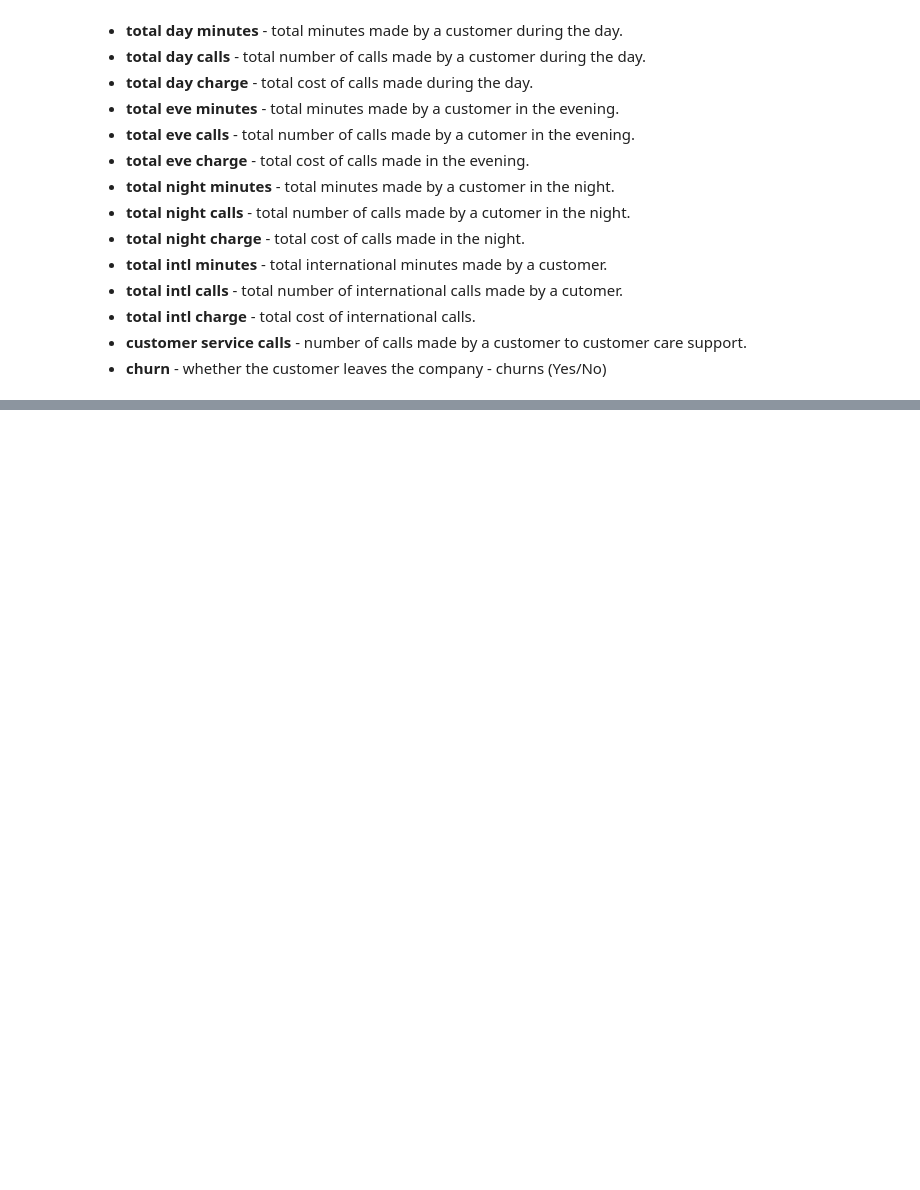
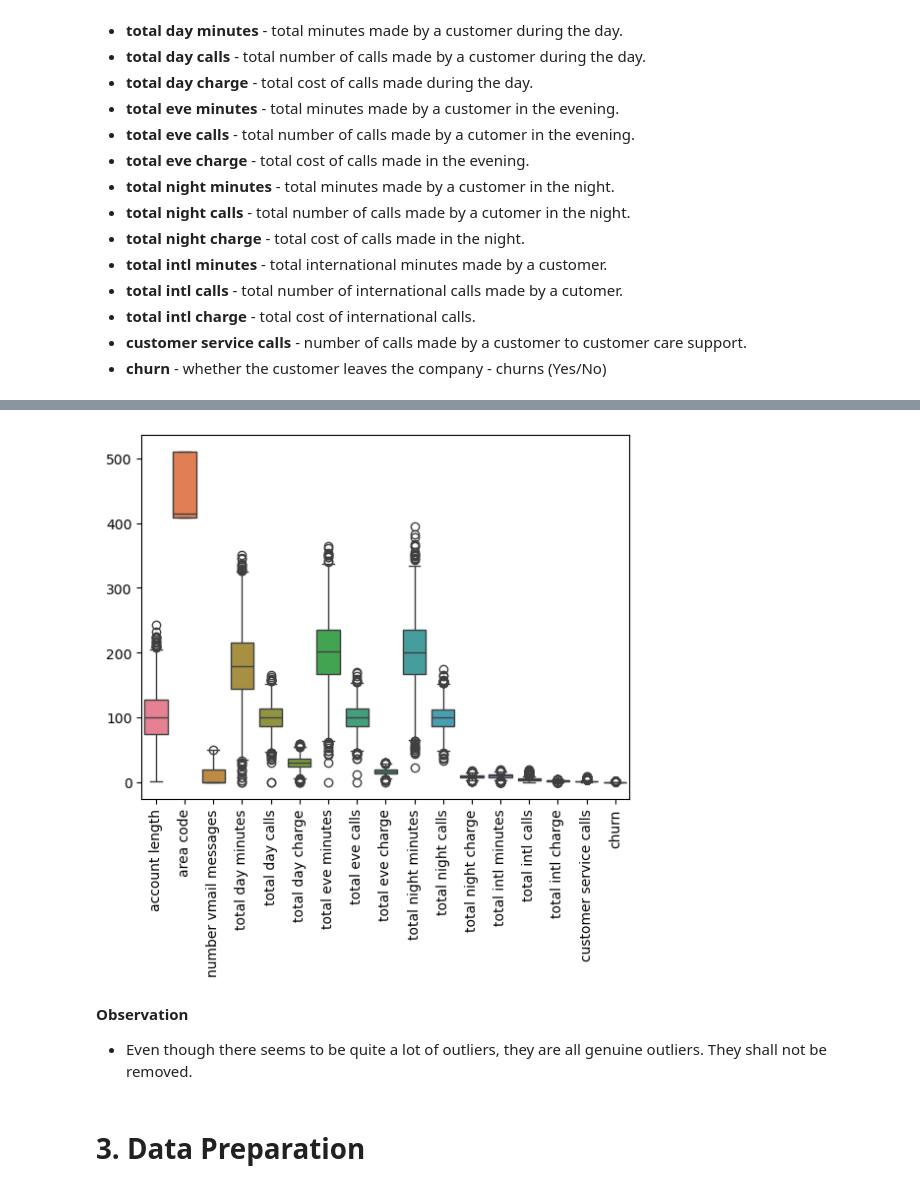
Before and after one commit to M-Nesphory/SyriaTel_Customer_Churn, a Jupyter notebook: customer_churn_notebook.ipynb, the cells around one changed output, grey strips where cells are left out. Drawn from its saved outputs; the diff is of its cells as text; code cells hidden in the pictures; blank space fills up the shorter version.

Commit message:
Data Understanding

```diff
--- a/customer_churn_notebook.ipynb
+++ b/customer_churn_notebook.ipynb
@@ -60,3 +60,9 @@ import pandas as pd
 pd.set_option('display.max_columns', None)
 import matplotlib.pyplot as plt
 import seaborn as sns
+# %%
+# Loading and previewing the dataset
+df = pd.read_csv("data.csv")
+
+# Top 5 rows
+df.head()
@@ -62,0 +177,11 @@ import seaborn as sns
+# %%
+# Checking for outliers
+sns.boxplot(df)
+plt.xticks(rotation = 90);
+# %% [output]
+[figure, added]
+# %% [markdown]
+**Observation**
+- Even though there seems to be quite a lot of outliers, they are all genuine outliers. They shall not be removed.
+# %% [markdown]
+# 3. Data Preparation
```
Also changed, not shown: parts of 11 cells of this notebook.
